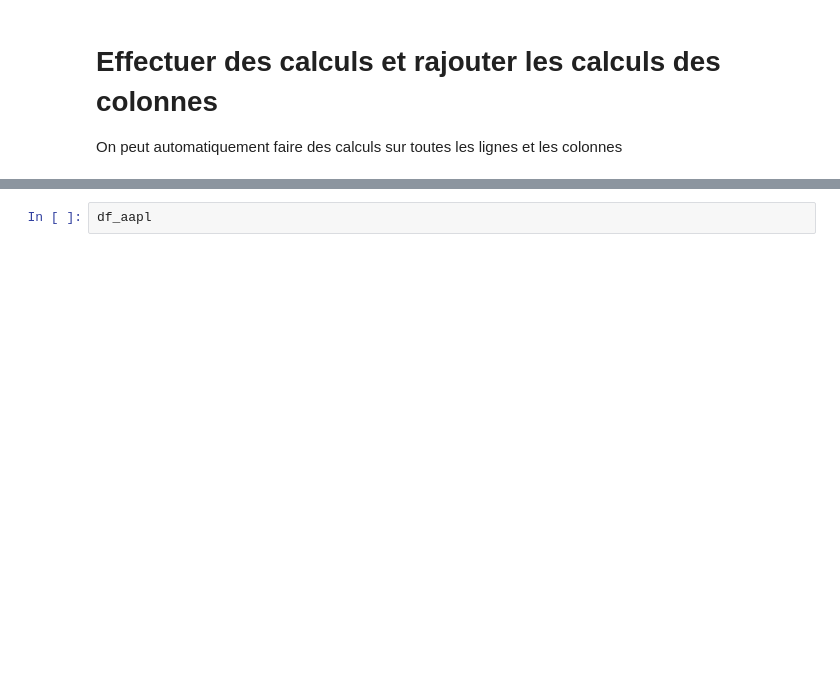
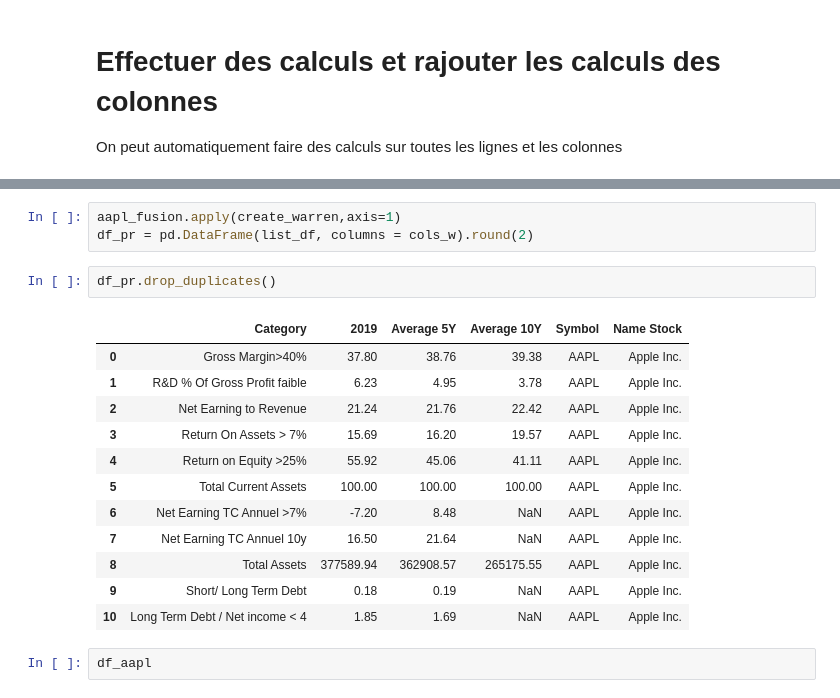
Before and after one commit to chajmz/morningstar-ratios, a Jupyter notebook: MorningStar_Python.ipynb, the cells around one changed output, grey strips where cells are left out. Saved outputs shown, nothing was run; the diff lists cells and outputs as text; blank space fills up the shorter version.

```diff
--- a/MorningStar_Python.ipynb
+++ b/MorningStar_Python.ipynb
@@ -260,3 +402,21 @@ global_df
+# %%
+aapl_fusion.apply(create_warren,axis=1)
+df_pr = pd.DataFrame(list_df, columns = cols_w).round(2)
+# %%
+df_pr.drop_duplicates()
+# %% [output]
+|  | Category | 2019 | Average 5Y | Average 10Y | Symbol | Name Stock |
+| 0 | Gross Margin>40% | 37.80 | 38.76 | 39.38 | AAPL | Apple Inc. |
+| 1 | R&D % Of Gross Profit faible | 6.23 | 4.95 | 3.78 | AAPL | Apple Inc. |
+| 2 | Net Earning to Revenue | 21.24 | 21.76 | 22.42 | AAPL | Apple Inc. |
+| 3 | Return On Assets > 7% | 15.69 | 16.20 | 19.57 | AAPL | Apple Inc. |
+| 4 | Return on Equity >25% | 55.92 | 45.06 | 41.11 | AAPL | Apple Inc. |
+| 5 | Total Current Assets | 100.00 | 100.00 | 100.00 | AAPL | Apple Inc. |
+| 6 | Net Earning TC Annuel >7% | -7.20 | 8.48 | NaN | AAPL | Apple Inc. |
+| 7 | Net Earning TC Annuel 10y | 16.50 | 21.64 | NaN | AAPL | Apple Inc. |
+| 8 | Total Assets | 377589.94 | 362908.57 | 265175.55 | AAPL | Apple Inc. |
+| 9 | Short/ Long Term Debt | 0.18 | 0.19 | NaN | AAPL | Apple Inc. |
+| 10 | Long Term Debt / Net income < 4 | 1.85 | 1.69 | NaN | AAPL | Apple Inc. |
 # %%
 df_aapl
 # %% [output]
```
Also changed, not shown: parts of 11 cells of this notebook.
